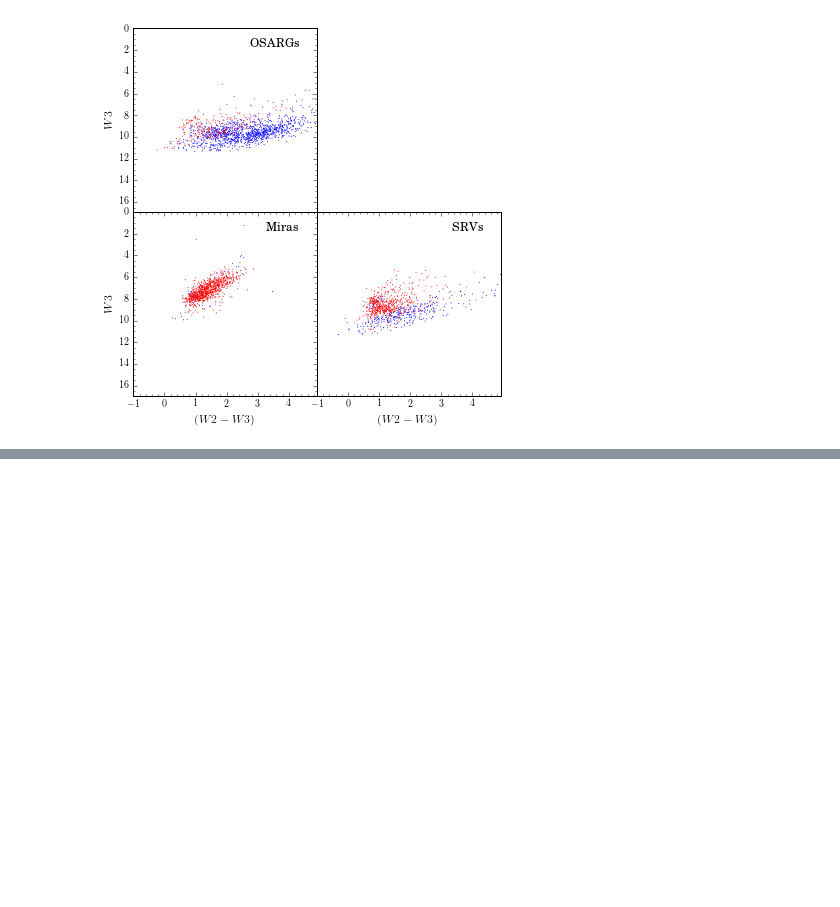
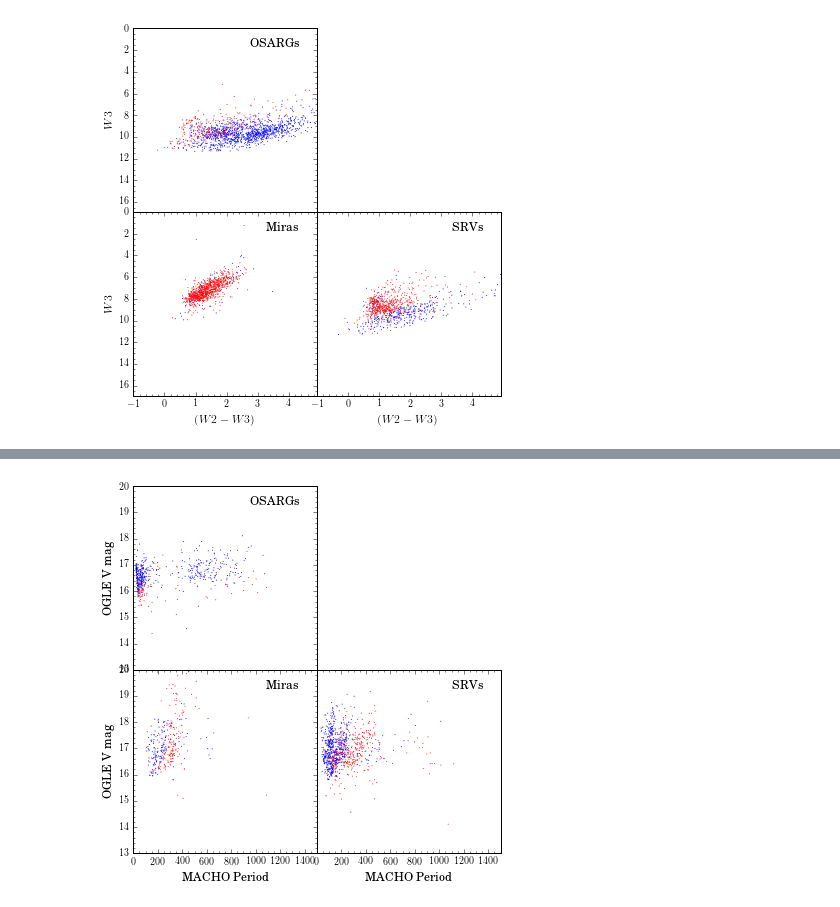
Before and after one commit to nhuntwalker/new_work_scripts, a Jupyter notebook: macho_ogle_simbad_distributions.ipynb, the cells around one changed output, grey strips where cells are left out. Cells and saved outputs as stored; diff of their text form; code cells hidden in the pictures; blank space fills up the shorter version.

```diff
--- a/macho_ogle_simbad_distributions.ipynb
+++ b/macho_ogle_simbad_distributions.ipynb
@@ -202,0 +276,13 @@ three_cell_plot(x1, x2, x3, y1, y2, y3, xlabel="$(W2-W3)$", ylabel="$W3$",
+# %%
+x1 = [ogle_macho.bPer[cut1], ogle_macho.bPer[cut2]]
+x2 = [ogle_macho.bPer[cut3], ogle_macho.bPer[cut4]]
+x3 = [ogle_macho.bPer[cut5], ogle_macho.bPer[cut6]]
+
+y1 = [ogle_macho.V[cut1], ogle_macho.V[cut2]]
+y2 = [ogle_macho.V[cut3], ogle_macho.V[cut4]]
+y3 = [ogle_macho.V[cut5], ogle_macho.V[cut6]]
+
+three_cell_plot(x1, x2, x3, y1, y2, y3, xlabel="MACHO Period", ylabel="OGLE V mag",
+                ylims=(13,20), xlims=(0,1500), txt1="OSARGs", txt2="Miras", txt3="SRVs")
+# %% [output]
+[figure, added]
```
Also changed, not shown: parts of 13 cells of this notebook.
